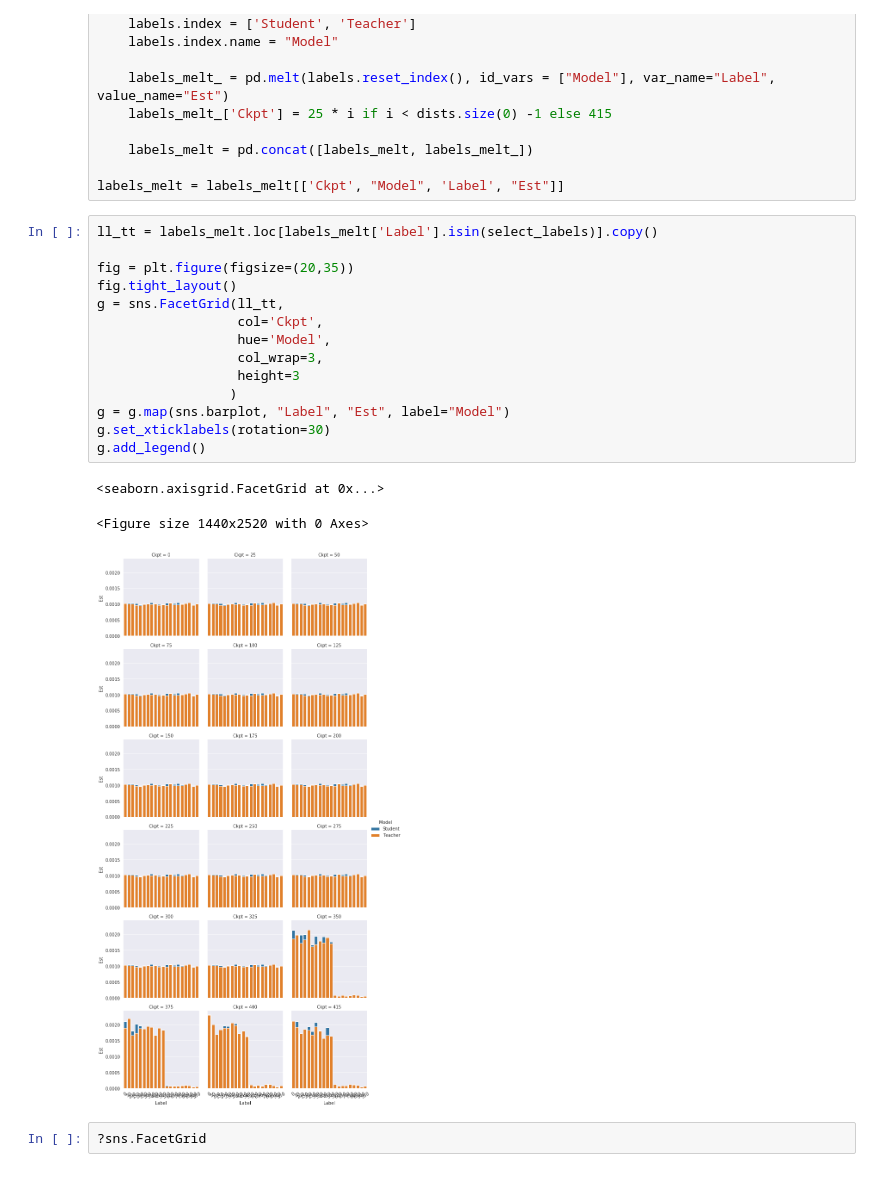
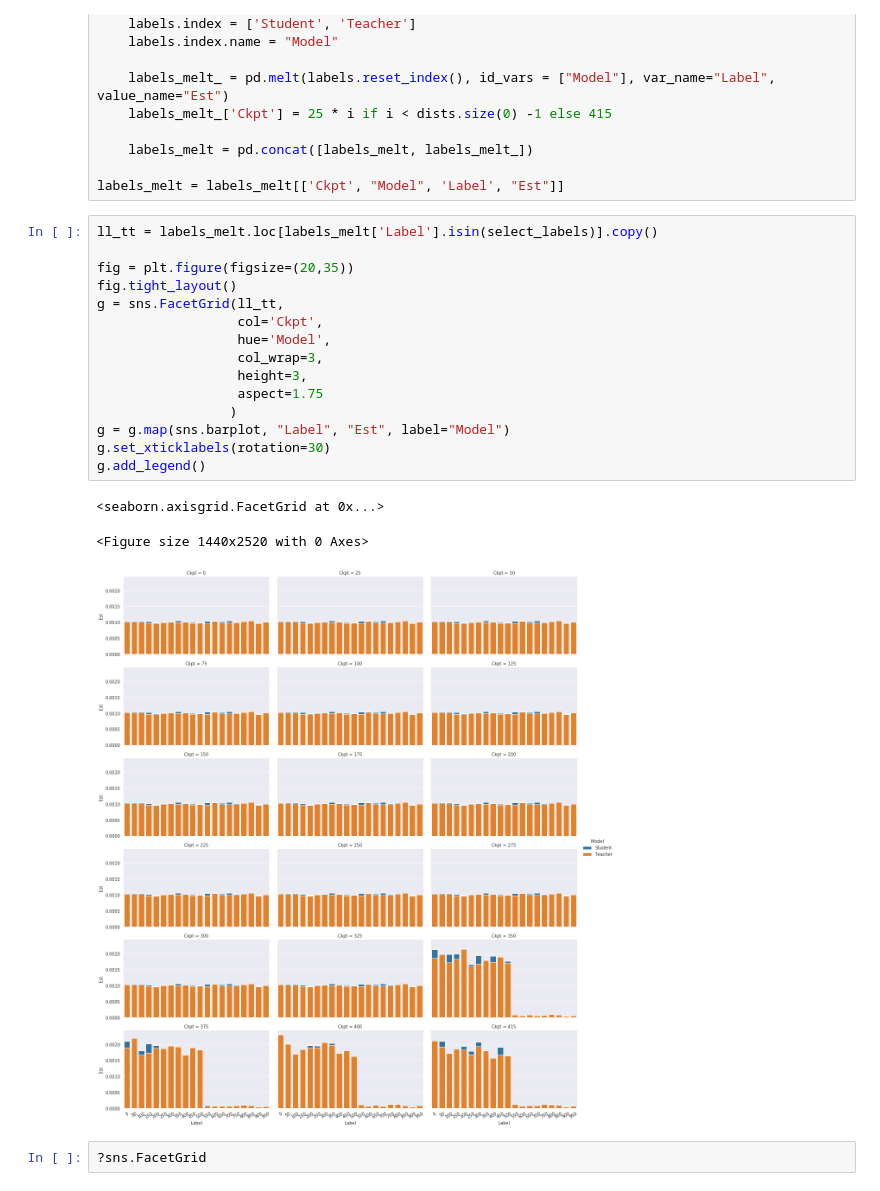
Before and after one commit to EricaHD/SemiSupervisedLearning, a Jupyter notebook: fastswa_mean_teacher/viz.ipynb, the cells around one changed output. Saved outputs shown, nothing was run; the diff lists cells and outputs as text.

```diff
--- a/fastswa_mean_teacher/viz.ipynb
+++ b/fastswa_mean_teacher/viz.ipynb
@@ -213,21 +213,22 @@ labels_melt = labels_melt[['Ckpt', "Model", 'Label', "Est"]]
 # %%
 ll_tt = labels_melt.loc[labels_melt['Label'].isin(select_labels)].copy()
 
 fig = plt.figure(figsize=(20,35))
 fig.tight_layout()
 g = sns.FacetGrid(ll_tt,
                   col='Ckpt',
                   hue='Model',
                   col_wrap=3,
-                  height=3
+                  height=3,
+                  aspect=1.75
                  )
 g = g.map(sns.barplot, "Label", "Est", label="Model")
 g.set_xticklabels(rotation=30)
 g.add_legend()
 # %% [output]
 <seaborn.axisgrid.FacetGrid at 0x...>
 <Figure size 1440x2520 with 0 Axes>
-[figure, old version]
+[figure, new version]
 # %%
 ?sns.FacetGrid
 # %%
```
Also changed, not shown: 1 other file.
